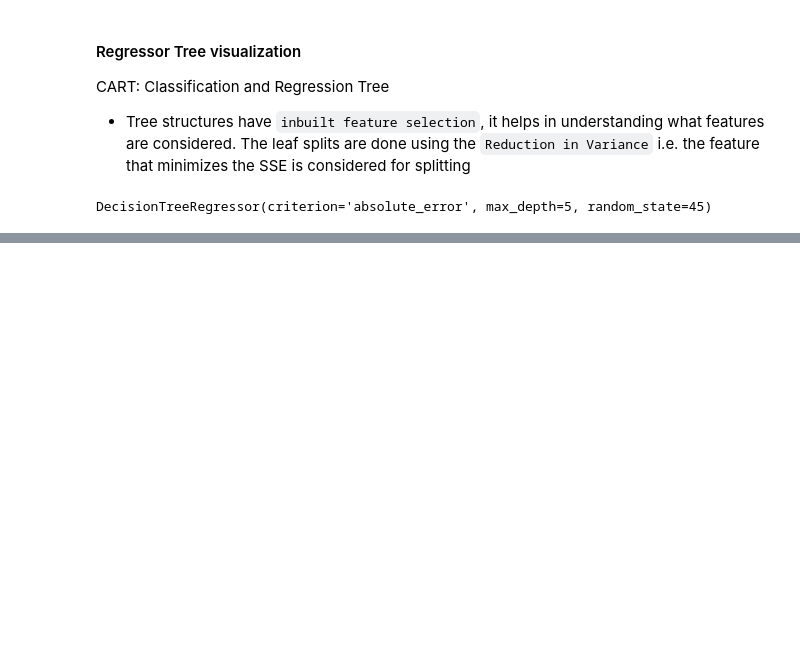
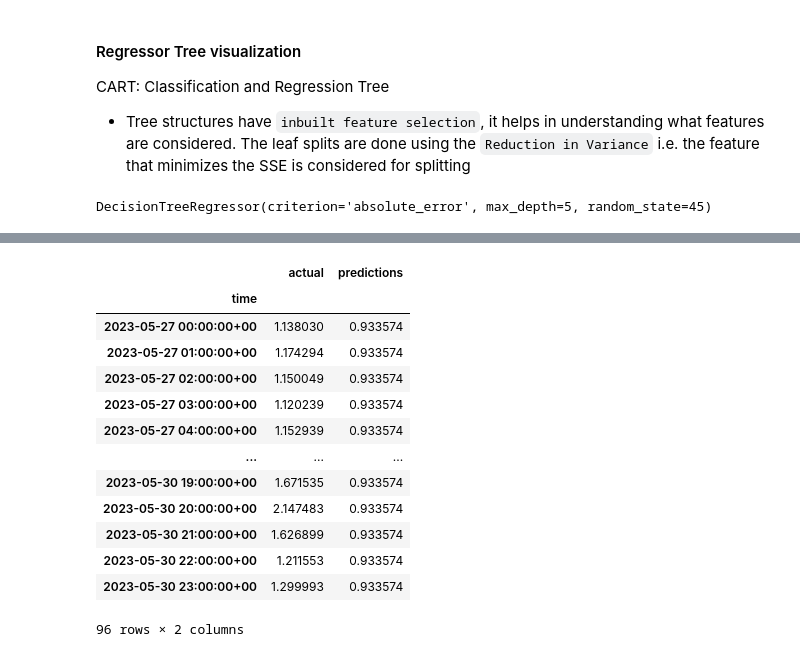
Before and after one commit to Xnsam/timeseries_data, a Jupyter notebook: notebooks/regtree.ipynb, the cells around one changed output, grey strips where cells are left out. Saved outputs shown, nothing was run; the diff lists cells and outputs as text; code cells hidden in the pictures; blank space fills up the shorter version.

```diff
--- a/notebooks/regtree.ipynb
+++ b/notebooks/regtree.ipynb
@@ -233,0 +267,17 @@ viz_rmodel.rtree_feature_space(features=['forecast_temperature','forecast_feelsl
+# %%
+plot_data.loc[plot_data.index < "2023-05-31", :]
+# %% [output]
+|  | actual | predictions |
+| time |  |  |
+| 2023-05-27 00:00:00+00 | 1.138030 | 0.933574 |
+| 2023-05-27 01:00:00+00 | 1.174294 | 0.933574 |
+| 2023-05-27 02:00:00+00 | 1.150049 | 0.933574 |
+| 2023-05-27 03:00:00+00 | 1.120239 | 0.933574 |
+| 2023-05-27 04:00:00+00 | 1.152939 | 0.933574 |
+| ... | ... | ... |
+| 2023-05-30 19:00:00+00 | 1.671535 | 0.933574 |
+| 2023-05-30 20:00:00+00 | 2.147483 | 0.933574 |
+| 2023-05-30 21:00:00+00 | 1.626899 | 0.933574 |
+| 2023-05-30 22:00:00+00 | 1.211553 | 0.933574 |
+| 2023-05-30 23:00:00+00 | 1.299993 | 0.933574 |
+96 rows × 2 columns
```
Also changed, not shown: parts of 22 cells of this notebook, 6 other files.
